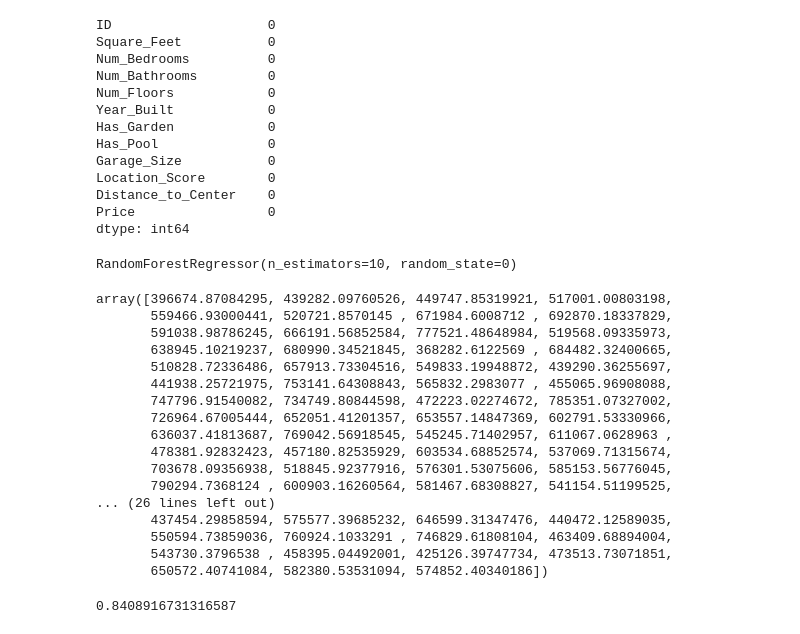
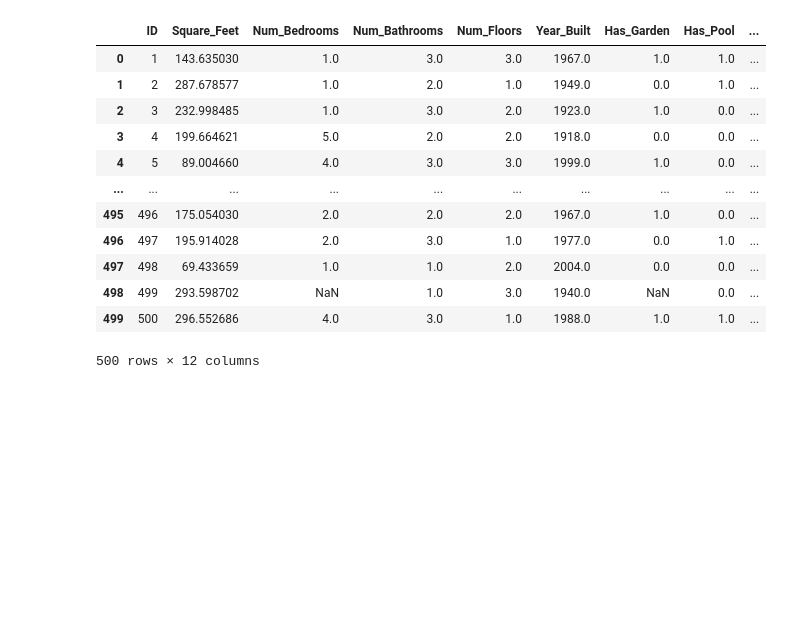
Before and after one commit to availgopi/MyGitRepository, a Jupyter notebook: Week9-ML and Data Science Capstone/2. Preprocessing/Predict Housing Prices.ipynb, the cells around one changed output. Drawn from its saved outputs; the diff is of its cells as text; code cells hidden in the pictures; blank space fills up the shorter version.

```diff
--- a/Week9-ML and Data Science Capstone/2. Preprocessing/Predict Housing Prices.ipynb
+++ b/Week9-ML and Data Science Capstone/2. Preprocessing/Predict Housing Prices.ipynb
@@ -26,16 +82,19 @@ dataset
+# %%
+# Fill with median
+dataset['Square_Feet'].fillna(dataset['Square_Feet'].mean(), inplace=True)
 # %%
-dataset.isnull().sum()
+dataset
 # %% [output]
+|  | ID | Square_Feet | Num_Bedrooms | Num_Bathrooms | Num_Floors | Year_Built | Has_Garden | Has_Pool | ... |
+| 0 | 1 | 143.635030 | 1.0 | 3.0 | 3.0 | 1967.0 | 1.0 | 1.0 | ... |
+| 1 | 2 | 287.678577 | 1.0 | 2.0 | 1.0 | 1949.0 | 0.0 | 1.0 | ... |
+| 2 | 3 | 232.998485 | 1.0 | 3.0 | 2.0 | 1923.0 | 1.0 | 0.0 | ... |
+| 3 | 4 | 199.664621 | 5.0 | 2.0 | 2.0 | 1918.0 | 0.0 | 0.0 | ... |
+| 4 | 5 | 89.004660 | 4.0 | 3.0 | 3.0 | 1999.0 | 1.0 | 0.0 | ... |
+| ... | ... | ... | ... | ... | ... | ... | ... | ... | ... |
+| 495 | 496 | 175.054030 | 2.0 | 2.0 | 2.0 | 1967.0 | 1.0 | 0.0 | ... |
+| 496 | 497 | 195.914028 | 2.0 | 3.0 | 1.0 | 1977.0 | 0.0 | 1.0 | ... |
+| 497 | 498 | 69.433659 | 1.0 | 1.0 | 2.0 | 2004.0 | 0.0 | 0.0 | ... |
+| 498 | 499 | 293.598702 | NaN | 1.0 | 3.0 | 1940.0 | NaN | 0.0 | ... |
+| 499 | 500 | 296.552686 | 4.0 | 3.0 | 1.0 | 1988.0 | 1.0 | 1.0 | ... |
-ID                    0
-Square_Feet           0
-Num_Bedrooms          0
-Num_Bathrooms         0
-Num_Floors            0
-Year_Built            0
-Has_Garden            0
-Has_Pool              0
-Garage_Size           0
-Location_Score        0
-Distance_to_Center    0
-Price                 0
-dtype: int64
+500 rows × 12 columns
@@ -47,32 +100,0 @@ X_train, X_test, y_train, y_test = train_test_split(X_ind, Y_Dep, test_size = 1/
-# %%
-regressor=RandomForestRegressor(n_estimators=10, random_state = 0)
-regressor=regressor.fit(X_train,y_train)
-regressor
-# %% [output]
-RandomForestRegressor(n_estimators=10, random_state=0)
-# %%
-y_pred=regressor.predict(X_test)
-y_pred
-# %% [output]
-array([396674.87084295, 439282.09760526, 449747.85319921, 517001.00803198,
-       559466.93000441, 520721.8570145 , 671984.6008712 , 692870.18337829,
-       591038.98786245, 666191.56852584, 777521.48648984, 519568.09335973,
-       638945.10219237, 680990.34521845, 368282.6122569 , 684482.32400665,
-       510828.72336486, 657913.73304516, 549833.19948872, 439290.36255697,
-       441938.25721975, 753141.64308843, 565832.2983077 , 455065.96908088,
-       747796.91540082, 734749.80844598, 472223.02274672, 785351.07327002,
-       726964.67005444, 652051.41201357, 653557.14847369, 602791.53330966,
-       636037.41813687, 769042.56918545, 545245.71402957, 611067.0628963 ,
-       478381.92832423, 457180.82535929, 603534.68852574, 537069.71315674,
-       703678.09356938, 518845.92377916, 576301.53075606, 585153.56776045,
-       790294.7368124 , 600903.16260564, 581467.68308827, 541154.51199525,
-... (26 lines left out)
-       437454.29858594, 575577.39685232, 646599.31347476, 440472.12589035,
-       550594.73859036, 760924.1033291 , 746829.61808104, 463409.68894004,
-       543730.3796538 , 458395.04492001, 425126.39747734, 473513.73071851,
-       650572.40741084, 582380.53531094, 574852.40340186])
-# %%
-r_score=r2_score(y_test,y_pred)
-r_score
-# %% [output]
-0.8408916731316587
```
Also changed, not shown: parts of 10 cells of this notebook.
